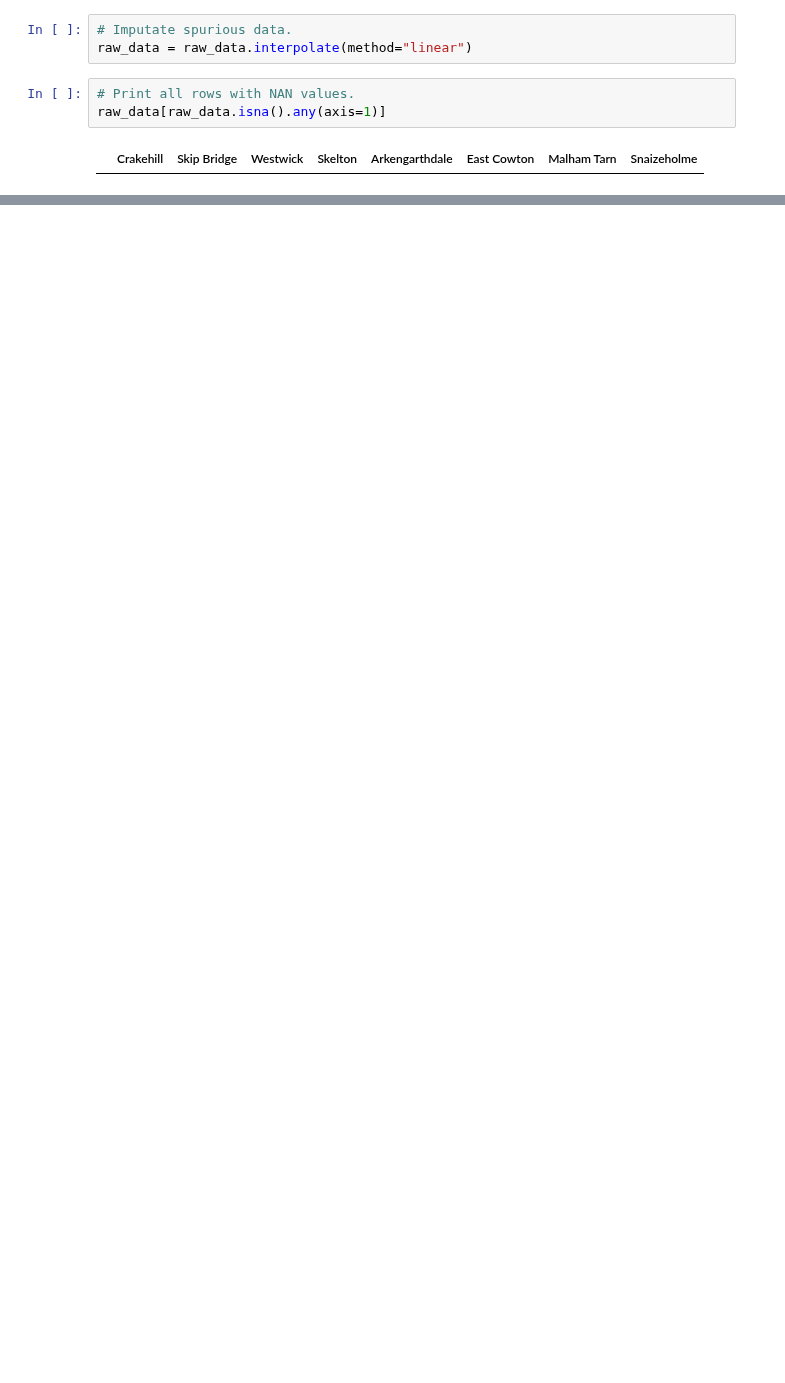
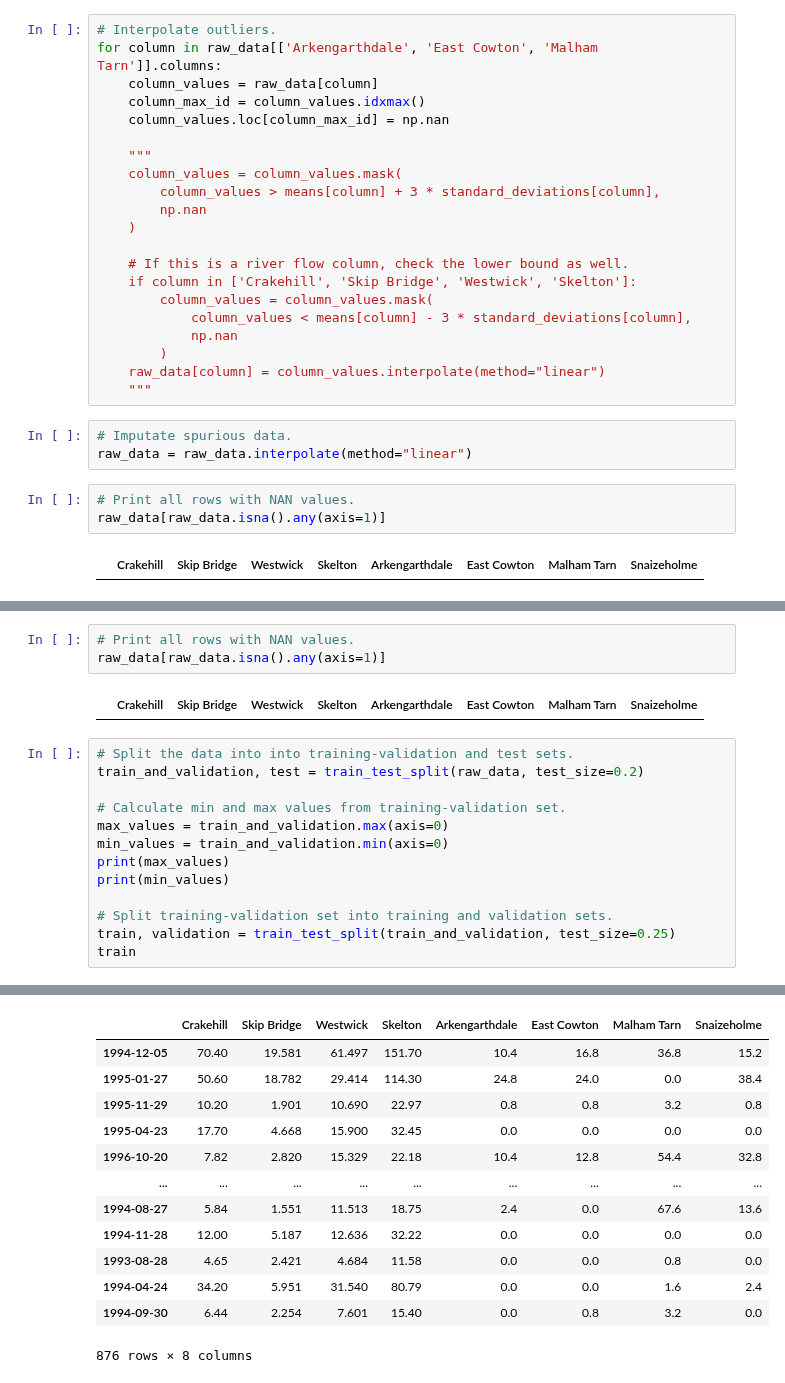
Before and after one commit to czuhajster/neural_network, a Jupyter notebook: Data-Preprocessing.ipynb, the cells around one changed output, grey strips where cells are left out. Cells and saved outputs as stored; diff of their text form; blank space fills up the shorter version.

```diff
--- a/Data-Preprocessing.ipynb
+++ b/Data-Preprocessing.ipynb
@@ -37,3 +78,24 @@ raw_data[raw_data.isna().any(axis=1)]
+# %%
+# Interpolate outliers.
+for column in raw_data[['Arkengarthdale', 'East Cowton', 'Malham Tarn']].columns:
+    column_values = raw_data[column]
+    column_max_id = column_values.idxmax()
+    column_values.loc[column_max_id] = np.nan
+
+    """
+    column_values = column_values.mask(
+        column_values > means[column] + 3 * standard_deviations[column],
+        np.nan
+    )
+
+    # If this is a river flow column, check the lower bound as well.
+    if column in ['Crakehill', 'Skip Bridge', 'Westwick', 'Skelton']:
+        column_values = column_values.mask(
+            column_values < means[column] - 3 * standard_deviations[column],
+            np.nan
+        )
+    raw_data[column] = column_values.interpolate(method="linear")
+    """
 # %%
 # Imputate spurious data.
 raw_data = raw_data.interpolate(method="linear")
@@ -44,0 +116,19 @@ raw_data[raw_data.isna().any(axis=1)]
+# %%
+# Print all rows with NAN values.
+raw_data[raw_data.isna().any(axis=1)]
+# %% [output]
+|  | Crakehill | Skip Bridge | Westwick | Skelton | Arkengarthdale | East Cowton | Malham Tarn | Snaizeholme |
+# %%
+# Split the data into into training-validation and test sets.
+train_and_validation, test = train_test_split(raw_data, test_size=0.2)
+
+# Calculate min and max values from training-validation set.
+max_values = train_and_validation.max(axis=0)
+min_values = train_and_validation.min(axis=0)
+print(max_values)
+print(min_values)
+
+# Split training-validation set into training and validation sets.
+train, validation = train_test_split(train_and_validation, test_size=0.25)
+train
+# %% [output]
@@ -44,0 +153,13 @@ raw_data[raw_data.isna().any(axis=1)]
+|  | Crakehill | Skip Bridge | Westwick | Skelton | Arkengarthdale | East Cowton | Malham Tarn | Snaizeholme |
+| 1994-12-05 | 70.40 | 19.581 | 61.497 | 151.70 | 10.4 | 16.8 | 36.8 | 15.2 |
+| 1995-01-27 | 50.60 | 18.782 | 29.414 | 114.30 | 24.8 | 24.0 | 0.0 | 38.4 |
+| 1995-11-29 | 10.20 | 1.901 | 10.690 | 22.97 | 0.8 | 0.8 | 3.2 | 0.8 |
+| 1995-04-23 | 17.70 | 4.668 | 15.900 | 32.45 | 0.0 | 0.0 | 0.0 | 0.0 |
+| 1996-10-20 | 7.82 | 2.820 | 15.329 | 22.18 | 10.4 | 12.8 | 54.4 | 32.8 |
+| ... | ... | ... | ... | ... | ... | ... | ... | ... |
+| 1994-08-27 | 5.84 | 1.551 | 11.513 | 18.75 | 2.4 | 0.0 | 67.6 | 13.6 |
+| 1994-11-28 | 12.00 | 5.187 | 12.636 | 32.22 | 0.0 | 0.0 | 0.0 | 0.0 |
+| 1993-08-28 | 4.65 | 2.421 | 4.684 | 11.58 | 0.0 | 0.0 | 0.8 | 0.0 |
+| 1994-04-24 | 34.20 | 5.951 | 31.540 | 80.79 | 0.0 | 0.0 | 1.6 | 2.4 |
+| 1994-09-30 | 6.44 | 2.254 | 7.601 | 15.40 | 0.0 | 0.8 | 3.2 | 0.0 |
+876 rows × 8 columns
```
Also changed, not shown: parts of 8 cells of this notebook, 2 other files.
